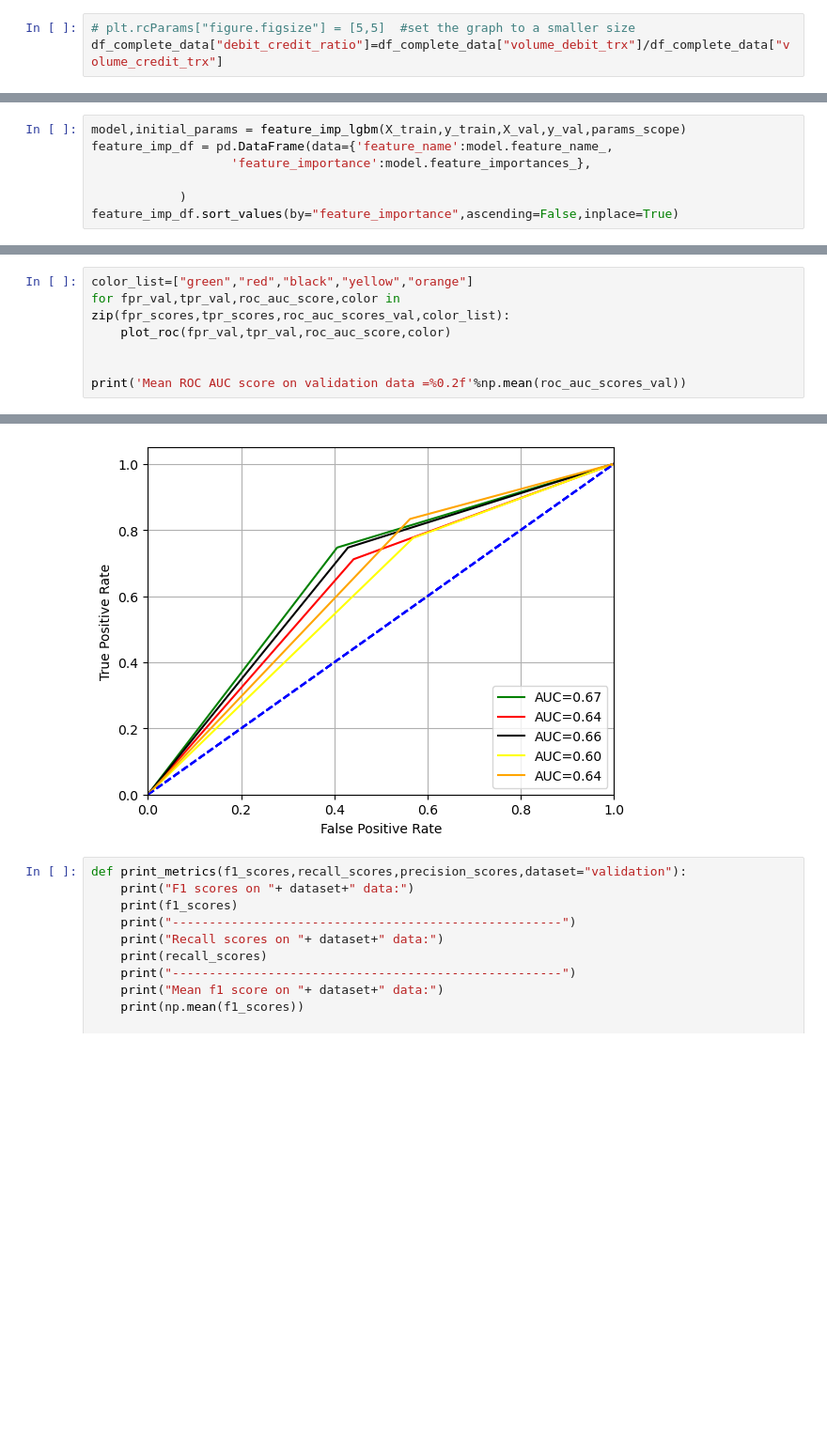
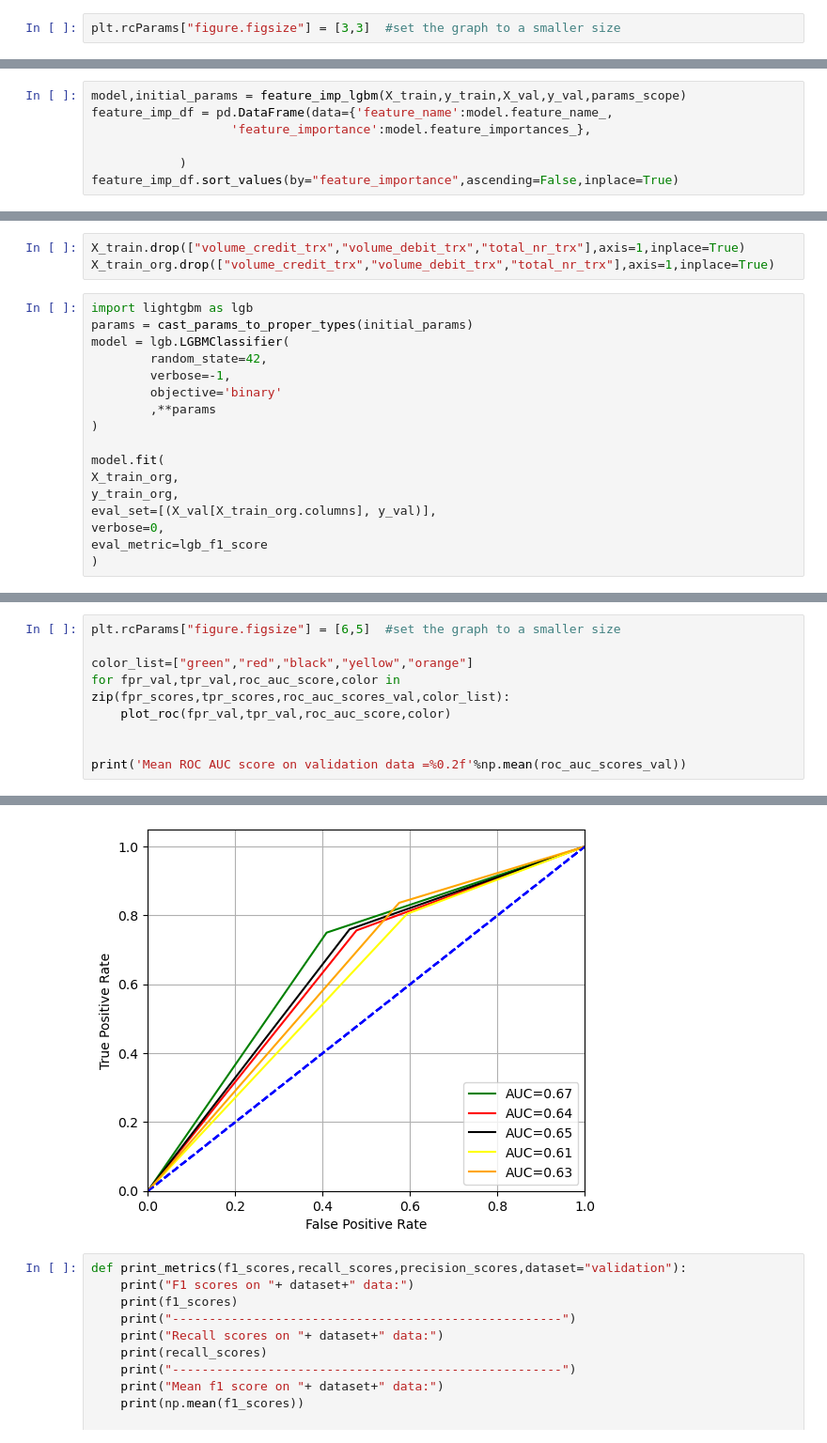
Before and after one commit to vishalraut88/Credit-Loan-application, a Jupyter notebook: Credit Application.ipynb, the cells around one changed output, grey strips where cells are left out. Shown at 94% size. Drawn from its saved outputs; the diff is of its cells as text; blank space fills up the shorter version.

```diff
--- a/Credit Application.ipynb
+++ b/Credit Application.ipynb
@@ -69,3 +144,2 @@ prepos.missing_values_intable(df_complete_data)
 # %%
-# plt.rcParams["figure.figsize"] = [5,5]  #set the graph to a smaller size
-df_complete_data["debit_credit_ratio"]=df_complete_data["volume_debit_trx"]/df_complete_data["volume_credit_trx"]
+plt.rcParams["figure.figsize"] = [3,3]  #set the graph to a smaller size
@@ -272,0 +277,20 @@ feature_imp_df
+# %%
+X_train.drop(["volume_credit_trx","volume_debit_trx","total_nr_trx"],axis=1,inplace=True)
+X_train_org.drop(["volume_credit_trx","volume_debit_trx","total_nr_trx"],axis=1,inplace=True)
+# %%
+import lightgbm as lgb
+params = cast_params_to_proper_types(initial_params)
+model = lgb.LGBMClassifier(
+        random_state=42,
+        verbose=-1,
+        objective='binary'
+        ,**params
+)
+
+model.fit(
+X_train_org,
+y_train_org,
+eval_set=[(X_val[X_train_org.columns], y_val)],
+verbose=0,
+eval_metric=lgb_f1_score
+)
@@ -346,4 +367,6 @@ current_f1_scores,roc_auc_scores_val,precision_score_val,recall_score_val,fpr_sc
 # %%
+plt.rcParams["figure.figsize"] = [6,5]  #set the graph to a smaller size
+
 color_list=["green","red","black","yellow","orange"]
 for fpr_val,tpr_val,roc_auc_score,color in zip(fpr_scores,tpr_scores,roc_auc_scores_val,color_list):
     plot_roc(fpr_val,tpr_val,roc_auc_score,color)
@@ -359,5 +382,5 @@ ROC AUC=0.64
 Mean ROC AUC score on validation data =0.64
-[figure, old version]
+[figure, new version]
 # %%
 def print_metrics(f1_scores,recall_scores,precision_scores,dataset="validation"):
     print("F1 scores on "+ dataset+" data:")
```
Also changed, not shown: parts of 78 cells of this notebook, 2 other files.
